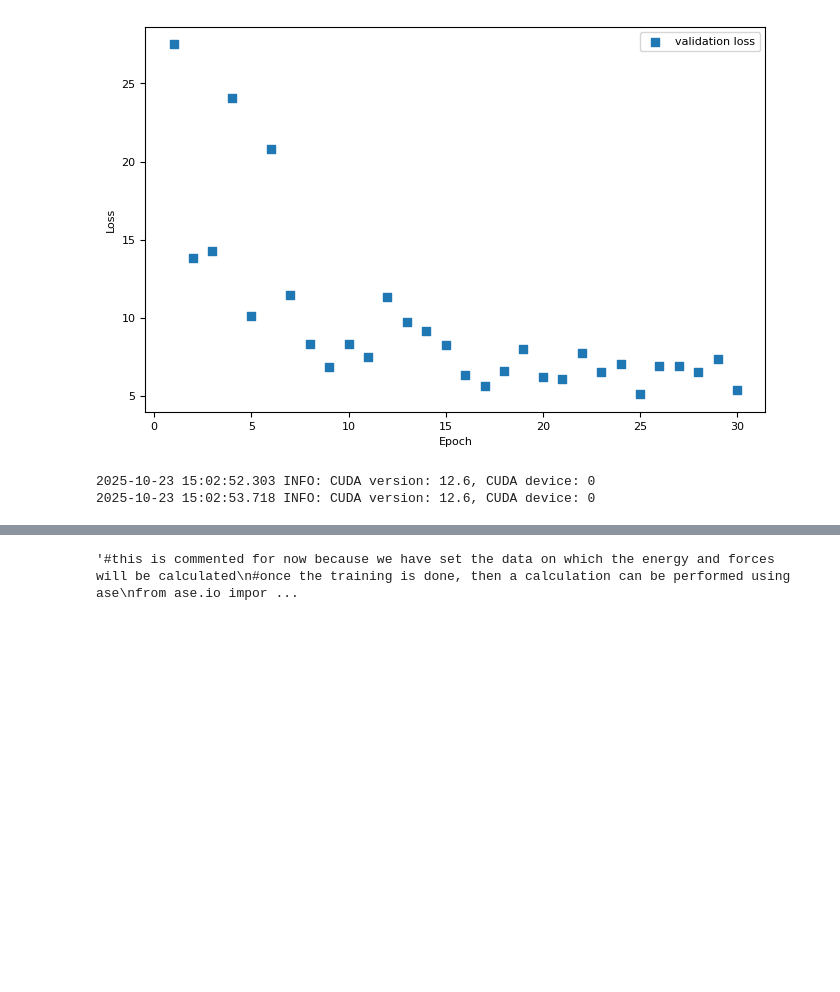
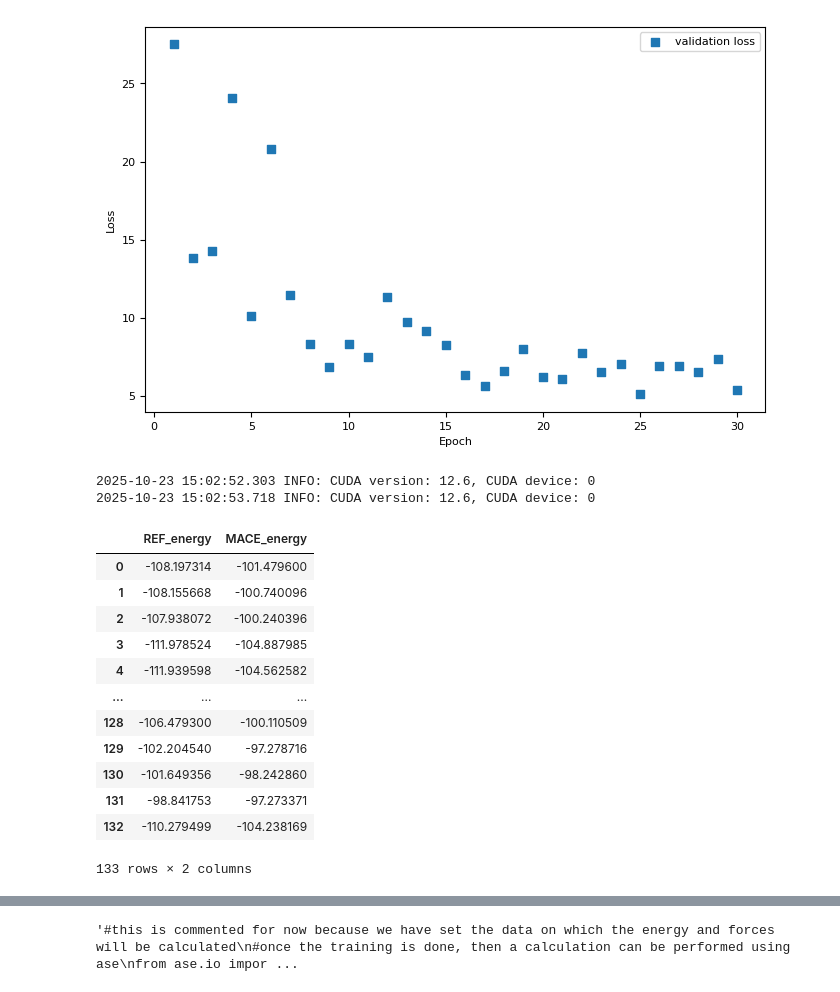
Before and after one commit to ShannonNCM/research_files, a Jupyter notebook: new_model/training_notebook.ipynb, the cells around one changed output, grey strips where cells are left out. Cells and saved outputs as stored; diff of their text form; code cells hidden in the pictures; blank space fills up the shorter version.

```diff
--- a/new_model/training_notebook.ipynb
+++ b/new_model/training_notebook.ipynb
@@ -209,3 +209,26 @@ eval_mace(model=f'{model_name}.model',
 # %% [output]
 2025-10-23 15:02:52.303 INFO: CUDA version: 12.6, CUDA device: 0
 2025-10-23 15:02:53.718 INFO: CUDA version: 12.6, CUDA device: 0
+# %%
+from ase.io import read
+
+#read the configurations with the mace predictions
+res_list = read(f'test_res/{model_name}_test.xyz', index=':')
+#extracting the reference and mace energies
+res = [(a.info['REF_energy'], a.info['MACE_energy']) for a in res_list]
+df_res = pd.DataFrame(res, columns=['REF_energy', 'MACE_energy'])
+df_res
+# %% [output]
+|  | REF_energy | MACE_energy |
+| 0 | -108.197314 | -101.479600 |
+| 1 | -108.155668 | -100.740096 |
+| 2 | -107.938072 | -100.240396 |
+| 3 | -111.978524 | -104.887985 |
+| 4 | -111.939598 | -104.562582 |
+| ... | ... | ... |
+| 128 | -106.479300 | -100.110509 |
+| 129 | -102.204540 | -97.278716 |
+| 130 | -101.649356 | -98.242860 |
+| 131 | -98.841753 | -97.273371 |
+| 132 | -110.279499 | -104.238169 |
+133 rows × 2 columns
```
Also changed, not shown: parts of 1 cell of this notebook.
